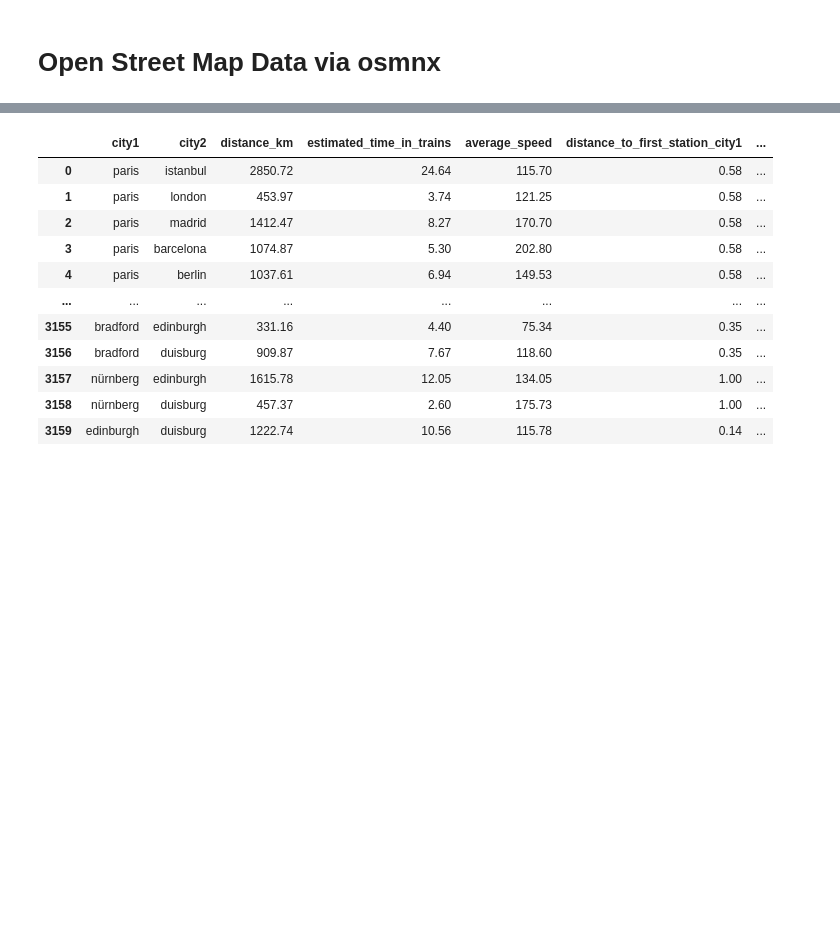
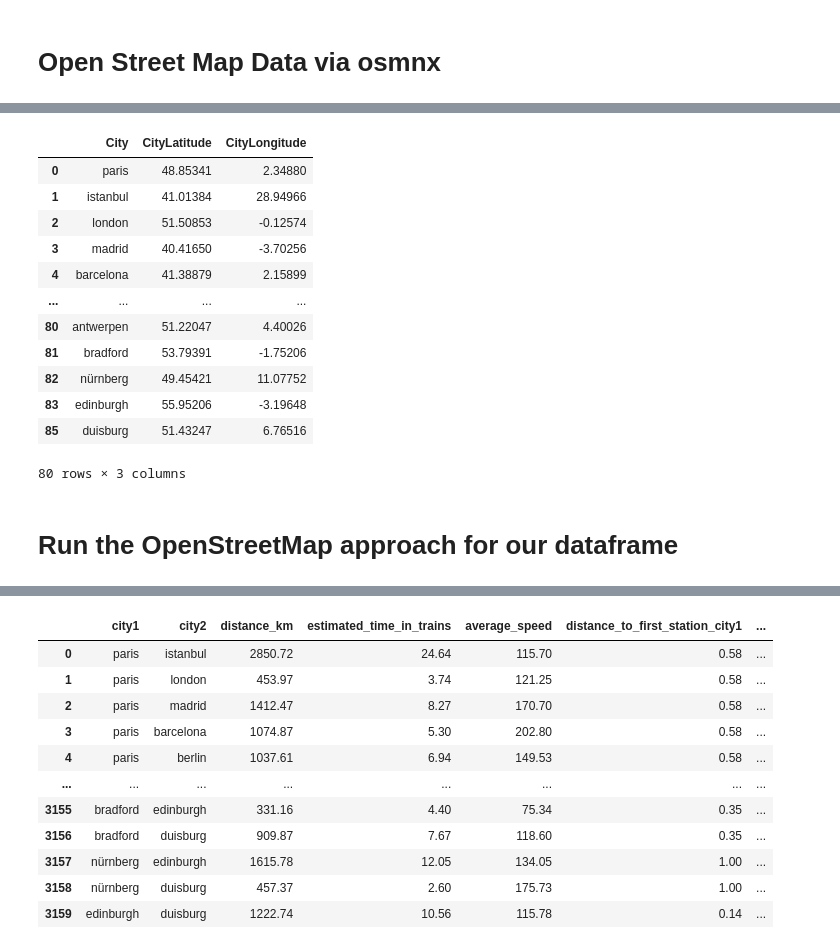
Before and after one commit to Niledough/DOPP_Exercise_2, a Jupyter notebook: dopp-air-and-rail.ipynb, the cells around one changed output, grey strips where cells are left out. Saved outputs shown, nothing was run; the diff lists cells and outputs as text; code cells hidden in the pictures; blank space fills up the shorter version.

```diff
--- a/dopp-air-and-rail.ipynb
+++ b/dopp-air-and-rail.ipynb
@@ -865,0 +837,19 @@ Processing pair 9/3160: paris - rome
+# %%
+# Use the same city dataframe as for air travel and select the needed columns
+merged_df[["City", "CityLatitude", "CityLongitude"]]
+# %% [output]
+|  | City | CityLatitude | CityLongitude |
+| 0 | paris | 48.85341 | 2.34880 |
+| 1 | istanbul | 41.01384 | 28.94966 |
+| 2 | london | 51.50853 | -0.12574 |
+| 3 | madrid | 40.41650 | -3.70256 |
+| 4 | barcelona | 41.38879 | 2.15899 |
+| ... | ... | ... | ... |
+| 80 | antwerpen | 51.22047 | 4.40026 |
+| 81 | bradford | 53.79391 | -1.75206 |
+| 82 | nürnberg | 49.45421 | 11.07752 |
+| 83 | edinburgh | 55.95206 | -3.19648 |
+| 85 | duisburg | 51.43247 | 6.76516 |
+80 rows × 3 columns
+# %% [markdown]
+# Run the OpenStreetMap approach for our dataframe
```
Also changed, not shown: parts of 95 cells of this notebook.
